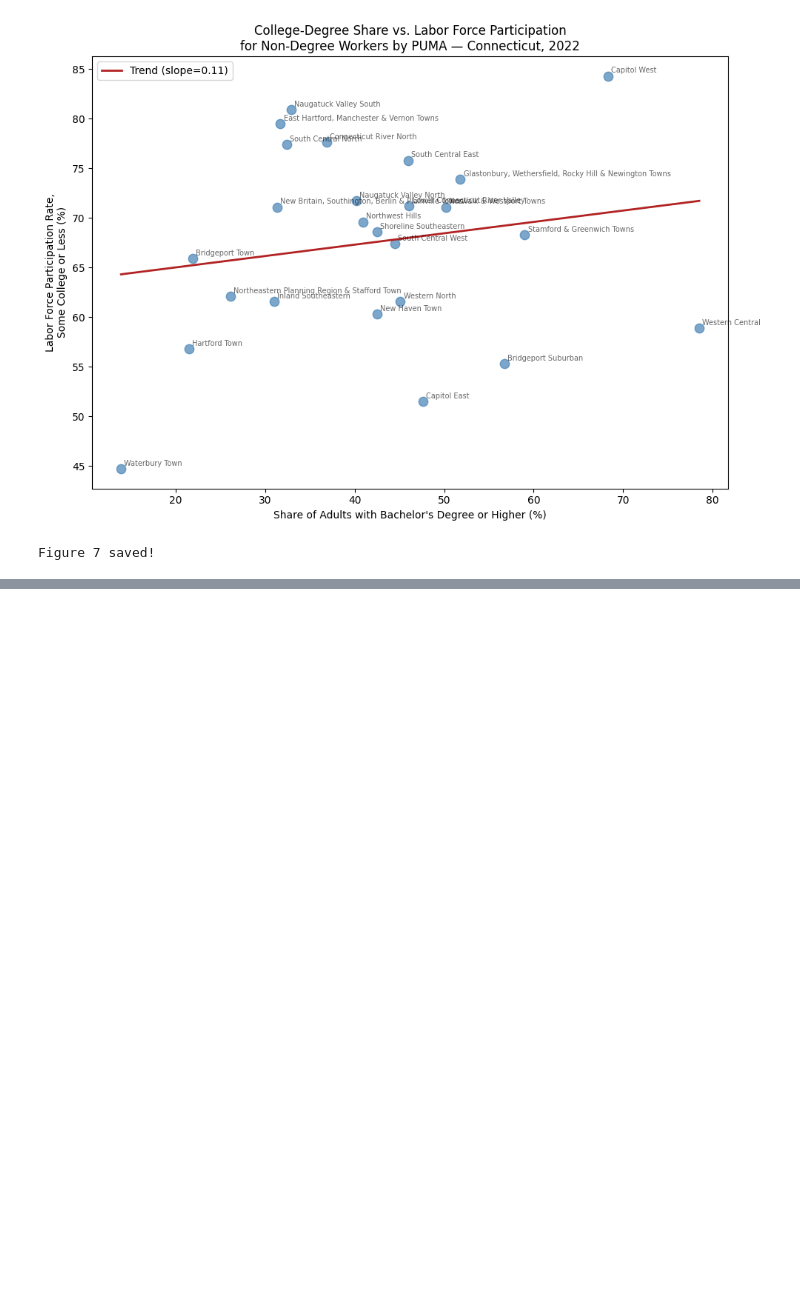
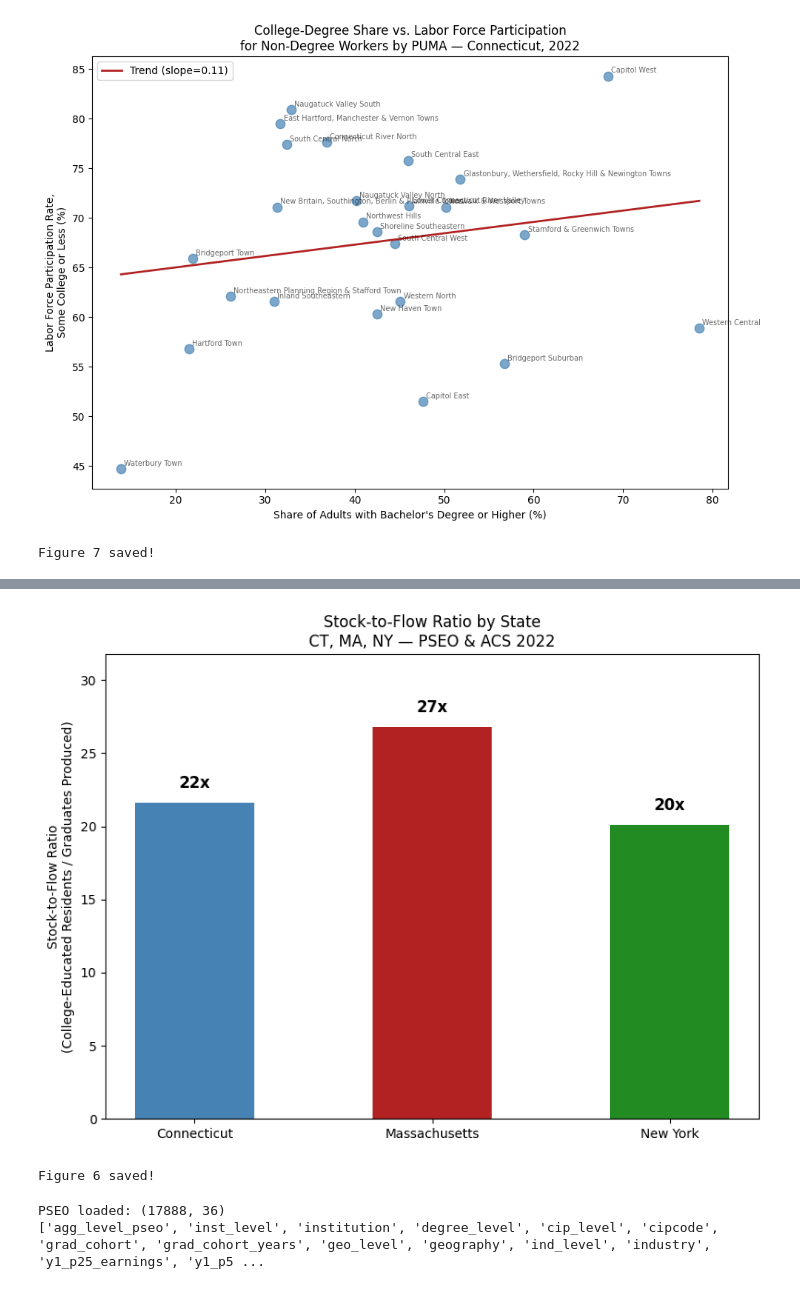
Before and after one commit to randyliu078-bit/qss20-final-project, a Jupyter notebook: code/03_analysis.ipynb, the cells around one changed output, grey strips where cells are left out. Drawn from its saved outputs; the diff is of its cells as text; code cells hidden in the pictures; blank space fills up the shorter version.

```diff
--- a/code/03_analysis.ipynb
+++ b/code/03_analysis.ipynb
@@ -807,0 +911,49 @@ Figure 7 saved!
+# %%
+# ---- Figure 6 revised: Stock-to-Flow Ratio by State (Clean Version) ----
+ct_ratio = ct_stock * 1000 / ct_recent
+ma_ratio = ma_stock * 1000 / ma_recent
+ny_ratio = ny_stock * 1000 / ny_recent
+
+states = ["Connecticut", "Massachusetts", "New York"]
+ratios = [ct_ratio, ma_ratio, ny_ratio]
+colors = ["steelblue", "firebrick", "forestgreen"]
+
+fig, ax = plt.subplots(figsize=(8,6))
+bars = ax.bar(states, ratios, color=colors, width=0.5)
+
+ax.set_ylabel("Stock-to-Flow Ratio\n(College-Educated Residents / Graduates Produced)")
+ax.set_title("Stock-to-Flow Ratio by State\nCT, MA, NY — PSEO & ACS 2022")
+
+for bar, ratio in zip(bars, ratios):
+    ax.text(bar.get_x() + bar.get_width()/2, bar.get_height() + 1,
+            f"{ratio:.0f}x", ha="center", fontsize=12, fontweight="bold")
+
+# Expands the y-axis to give the 27x label headroom
+ax.set_ylim(0, max(ratios) + 5)
+
+plt.tight_layout()
+plt.savefig("fig6_stock_flow_ratio.png", dpi=150)
+plt.show()
+print("Figure 6 saved!")
+# %% [output]
+[figure, added]
+Figure 6 saved!
+# %%
+import pandas as pd
+import matplotlib.pyplot as plt
+import requests
+import io
+import numpy as np
+
+API_KEY = "84be3d1f35c778150bb57bc7f815f88136459eac"
+
+# Reload PSEO
+pseo_df = pd.read_csv(io.BytesIO(requests.get(
+    "https://lehd.ces.census.gov/data/pseo/R2024Q4/ct/pseoe_ct.csv.gz"
+).content), compression="gzip", low_memory=False)
+
+print("PSEO loaded:", pseo_df.shape)
+print(pseo_df.columns.tolist())
+# %% [output]
+PSEO loaded: (17888, 36)
+['agg_level_pseo', 'inst_level', 'institution', 'degree_level', 'cip_level', 'cipcode', 'grad_cohort', 'grad_cohort_years', 'geo_level', 'geography', 'ind_level', 'industry', 'y1_p25_earnings', 'y1_p5 ...
```
Also changed, not shown: parts of 10 cells of this notebook.
